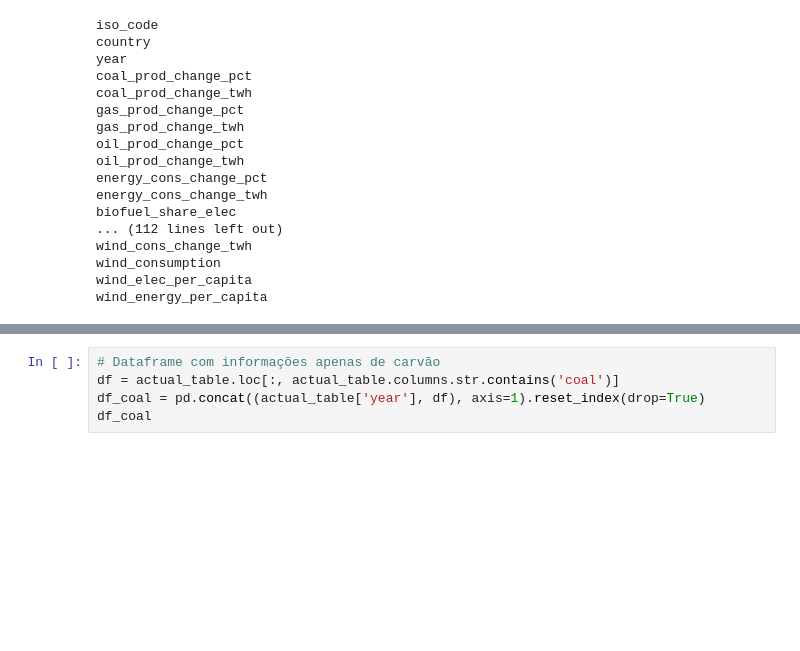
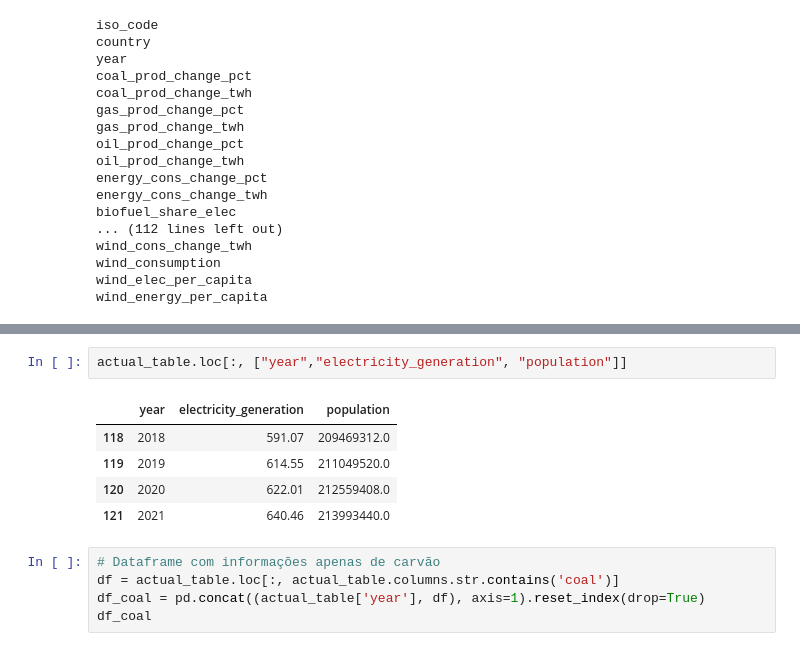
Before and after one commit to freireoliveira/tecnicas_1, a Jupyter notebook: Projeto_Tecnicas_Program1.ipynb, the cells around one changed output, grey strips where cells are left out. Drawn from its saved outputs; the diff is of its cells as text; blank space fills up the shorter version.

```diff
--- a/Projeto_Tecnicas_Program1.ipynb
+++ b/Projeto_Tecnicas_Program1.ipynb
@@ -298,3 +356,11 @@ wind_energy_per_capita
+# %%
+actual_table.loc[:, ["year","electricity_generation", "population"]]
+# %% [output]
+|  | year | electricity_generation | population |
+| 118 | 2018 | 591.07 | 209469312.0 |
+| 119 | 2019 | 614.55 | 211049520.0 |
+| 120 | 2020 | 622.01 | 212559408.0 |
+| 121 | 2021 | 640.46 | 213993440.0 |
 # %%
 # Dataframe com informações apenas de carvão
 df = actual_table.loc[:, actual_table.columns.str.contains('coal')]
```
Also changed, not shown: parts of 7 cells of this notebook.
